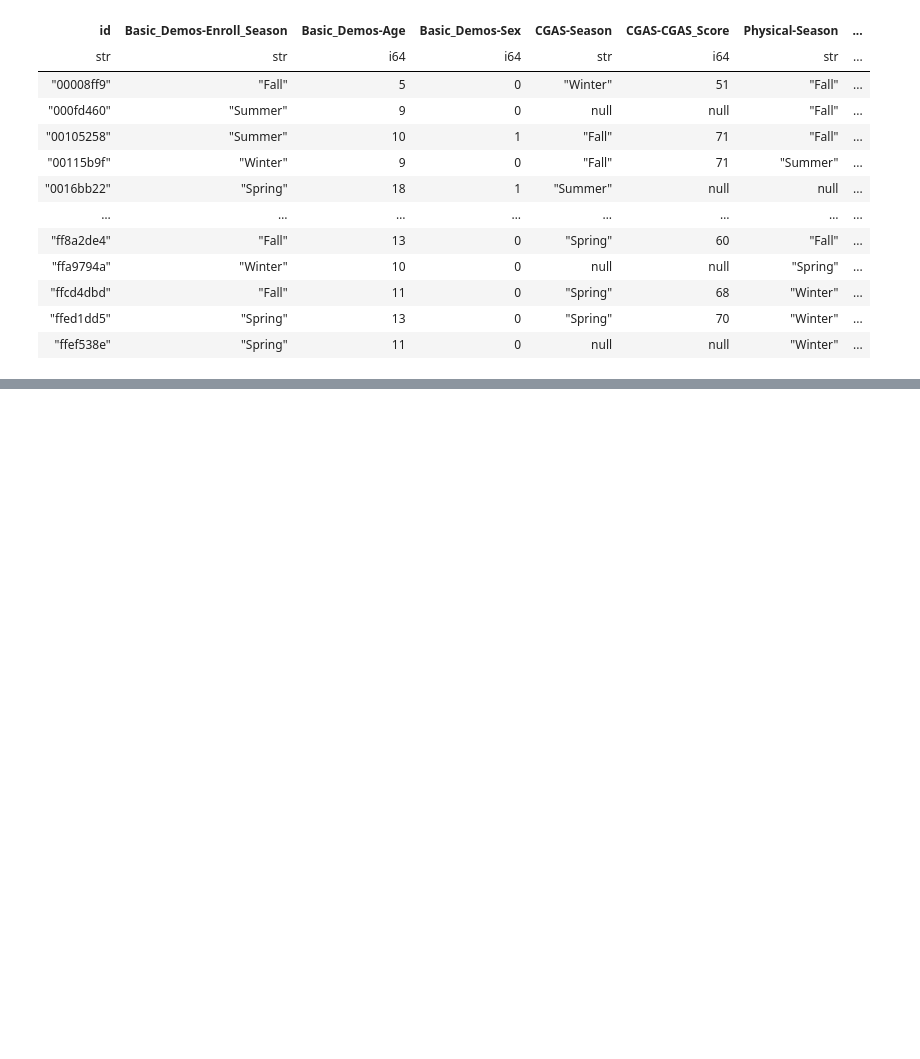
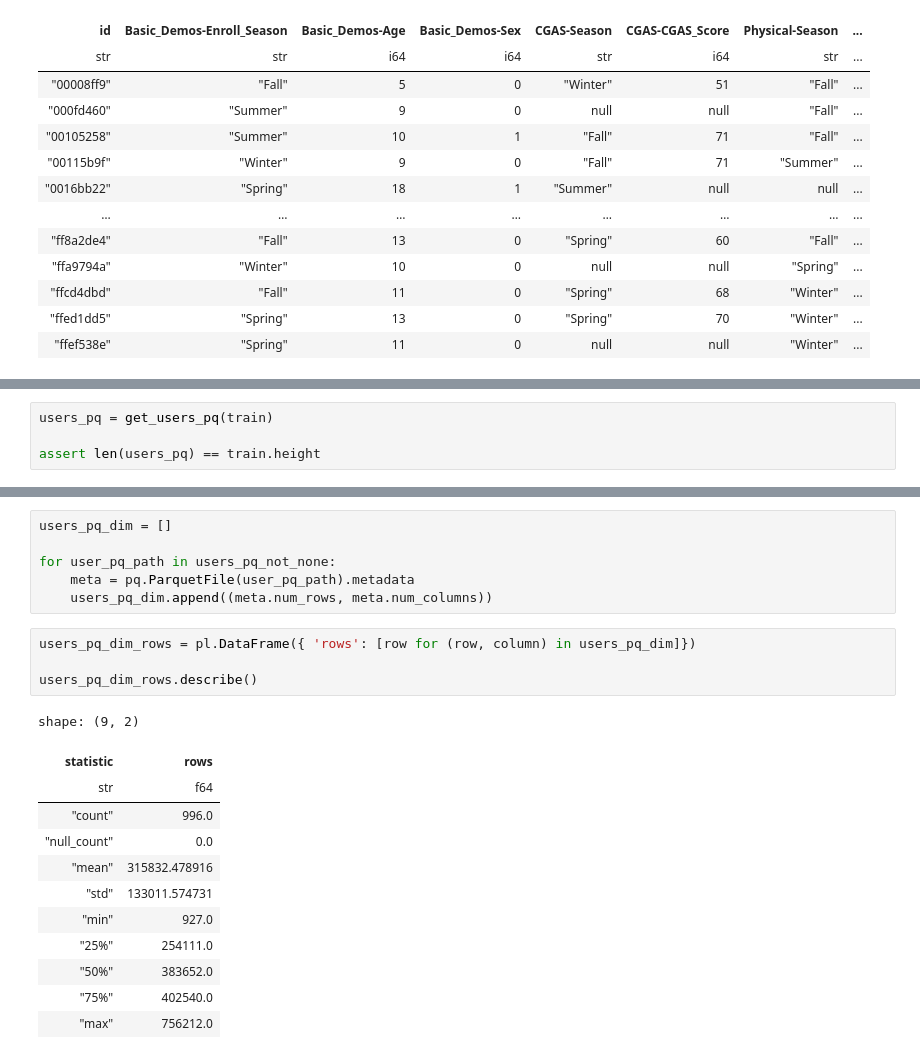
Before and after one commit to fbaltor/problematic-internet-use, a Jupyter notebook: problematic-internet-use.ipynb, the cells around one changed output, grey strips where cells are left out. Saved outputs shown, nothing was run; the diff lists cells and outputs as text; blank space fills up the shorter version.

```diff
--- a/explore.ipynb
+++ b/problematic-internet-use.ipynb
@@ -105,0 +139,4 @@ shape: (3_960, 82)
+# %%
+users_pq = get_users_pq(train)
+
+assert len(users_pq) == train.height
@@ -105,0 +230,23 @@ shape: (3_960, 82)
+# %%
+users_pq_dim = []
+
+for user_pq_path in users_pq_not_none:
+    meta = pq.ParquetFile(user_pq_path).metadata
+    users_pq_dim.append((meta.num_rows, meta.num_columns))
+# %%
+users_pq_dim_rows = pl.DataFrame({ 'rows': [row for (row, column) in users_pq_dim]})
+
+users_pq_dim_rows.describe()
+# %% [output]
+shape: (9, 2)
+| statistic | rows |
+| str | f64 |
+| "count" | 996.0 |
+| "null_count" | 0.0 |
+| "mean" | 315832.478916 |
+| "std" | 133011.574731 |
+| "min" | 927.0 |
+| "25%" | 254111.0 |
+| "50%" | 383652.0 |
+| "75%" | 402540.0 |
+| "max" | 756212.0 |
```
Also changed, not shown: parts of 12 cells of this notebook, 1 other file.
